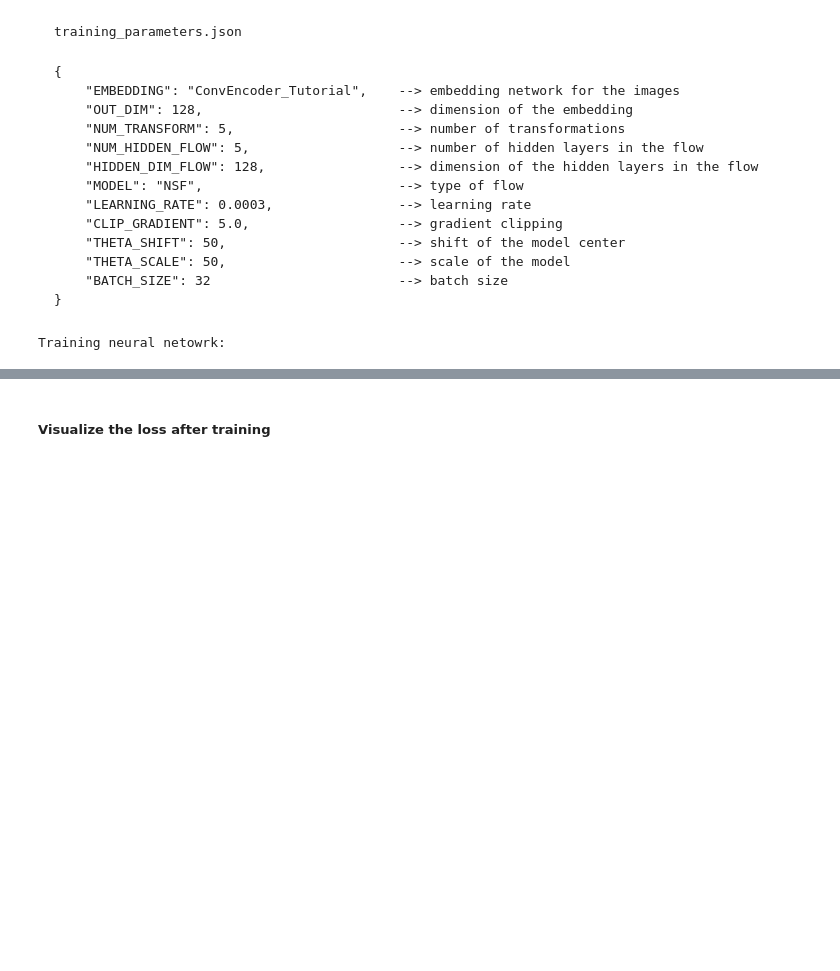
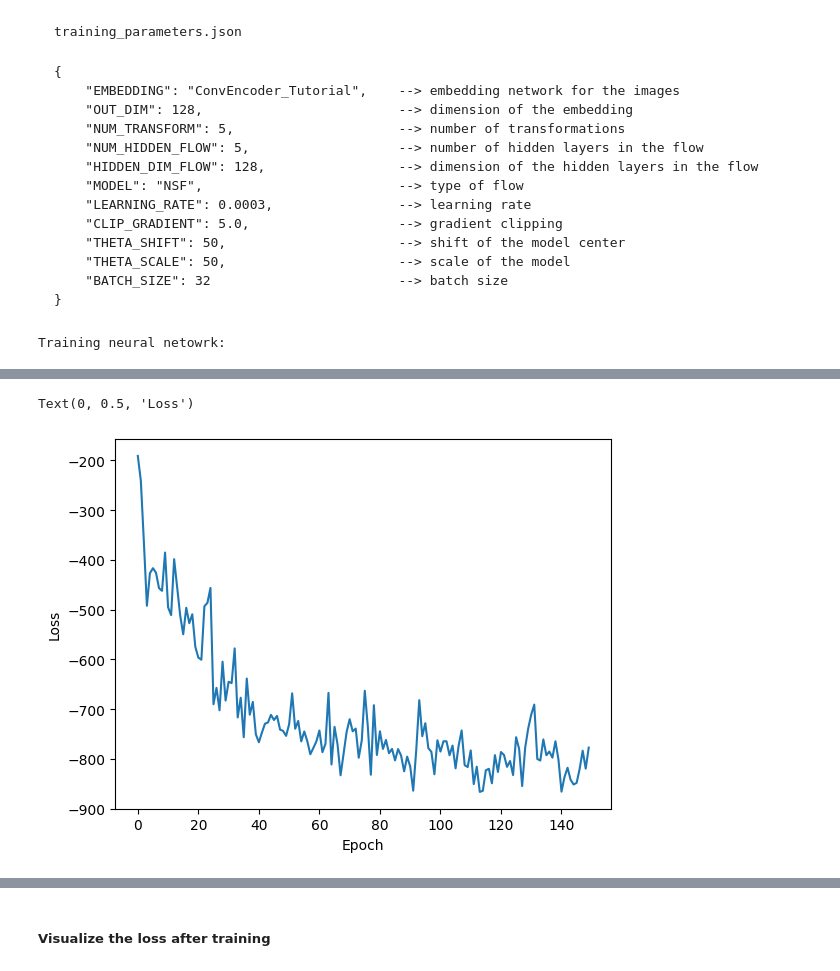
Before and after one commit to dariagusew/cryoSBI, a Jupyter notebook: tutorials/NLE/test_nle.ipynb, the cells around one changed output, grey strips where cells are left out. Cells and saved outputs as stored; diff of their text form; code cells hidden in the pictures; blank space fills up the shorter version.

```diff
--- a/tutorials/NLE/test_nle.ipynb
+++ b/tutorials/NLE/test_nle.ipynb
@@ -177,0 +186,8 @@ Training neural netowrk:
+# %%
+plt.plot(torch.load("tutorial.loss"))
+plt.xlabel("Epoch")
+plt.ylabel("Loss")
+#0.00003
+# %% [output]
+Text(0, 0.5, 'Loss')
+[figure, added]
```
Also changed, not shown: parts of 8 cells of this notebook, 5 other files.
